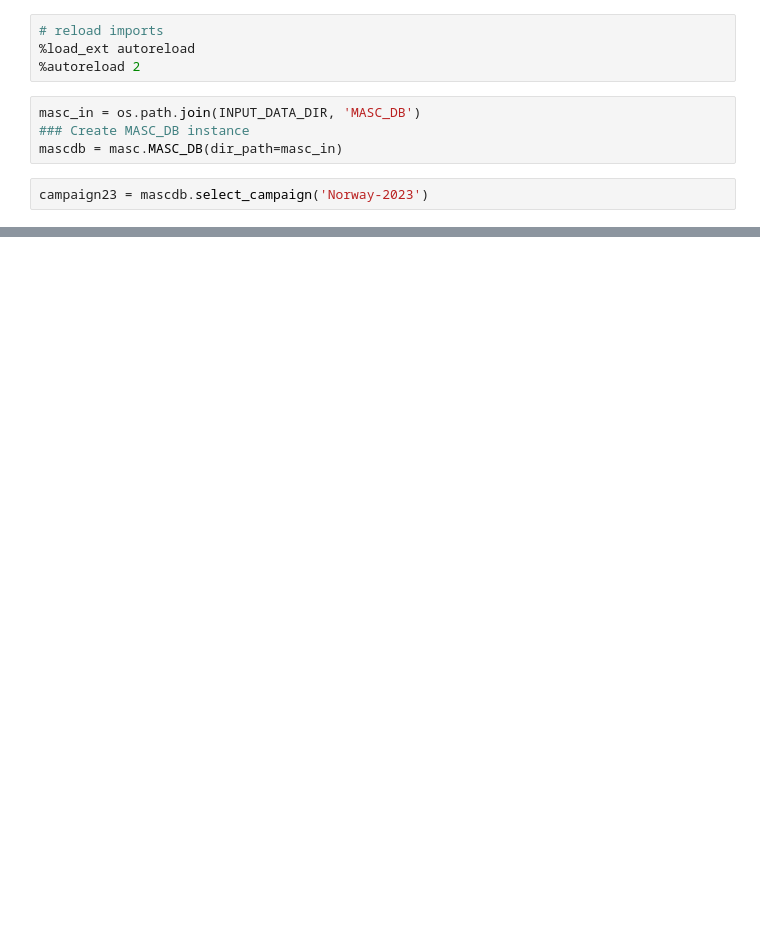
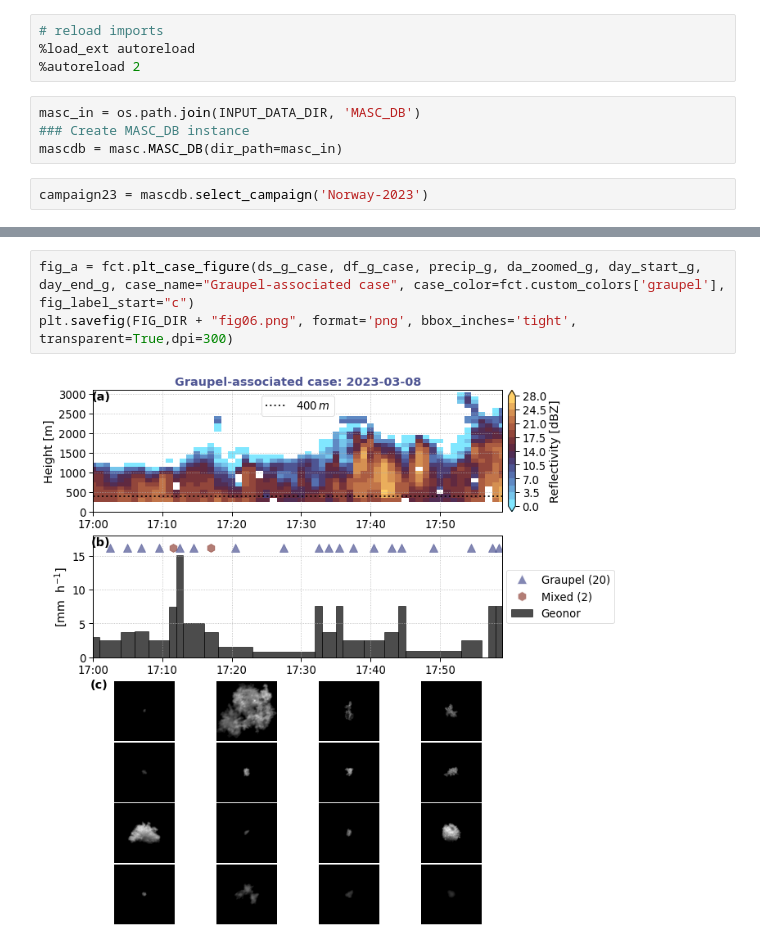
Before and after one commit to franzihe/retrieval_analysis, a Jupyter notebook: work/MASCDB/plot_triplet.ipynb, the cells around one changed output, grey strips where cells are left out. Saved outputs shown, nothing was run; the diff lists cells and outputs as text; blank space fills up the shorter version.

```diff
--- a/work/MASCDB/plot_triplet.ipynb
+++ b/work/MASCDB/plot_triplet.ipynb
@@ -69,0 +423,5 @@ mask = (
+# %%
+fig_a = fct.plt_case_figure(ds_g_case, df_g_case, precip_g, da_zoomed_g, day_start_g, day_end_g, case_name="Graupel-associated case", case_color=fct.custom_colors['graupel'], fig_label_start="c")
+plt.savefig(FIG_DIR + "fig06.png", format='png', bbox_inches='tight', transparent=True,dpi=300)
+# %% [output]
+[figure, added]
```
Also changed, not shown: parts of 62 cells of this notebook, 10 other files.
